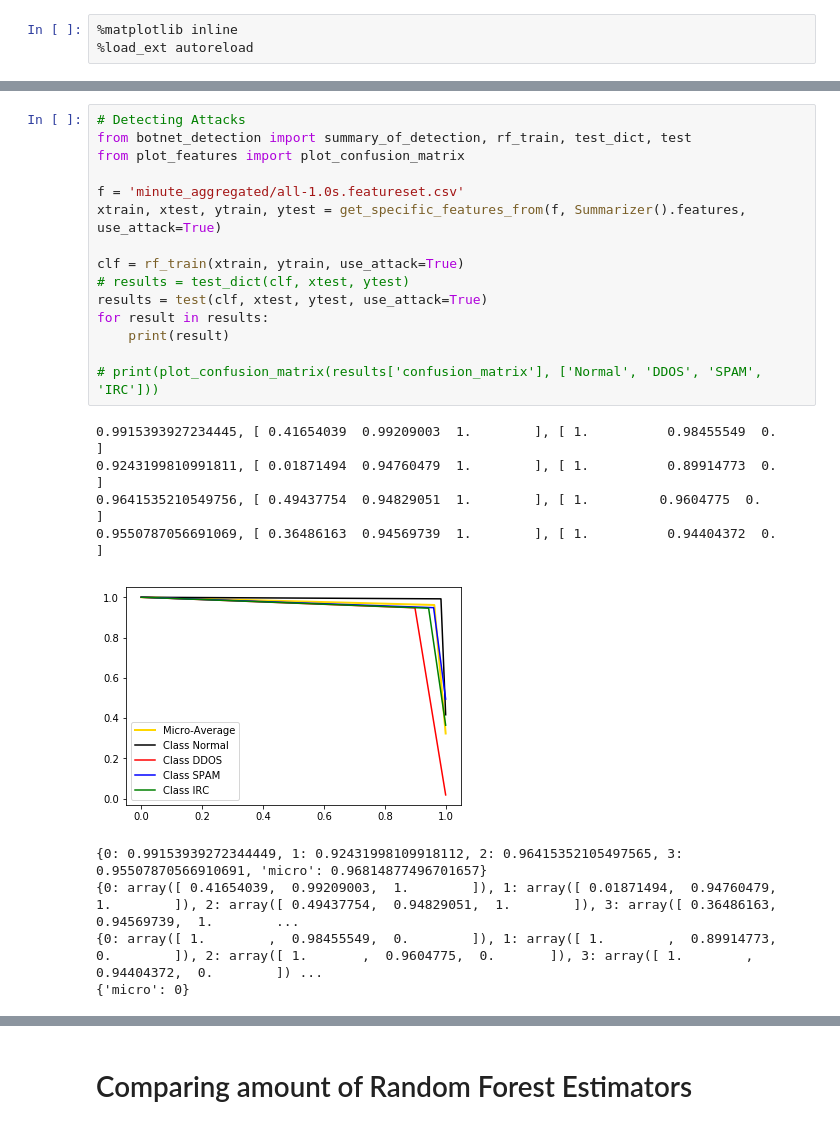
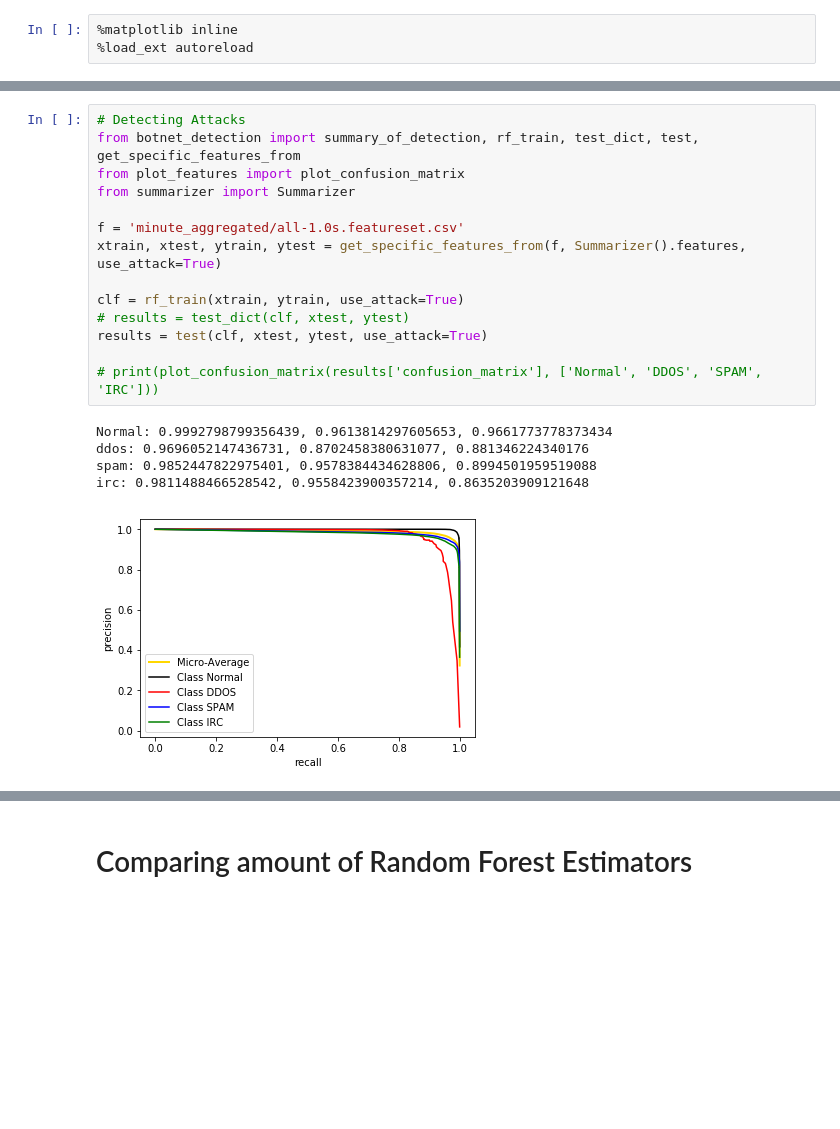
Before and after one commit to SpokenBanana/lambda-code, a Jupyter notebook: ddos-detection/Detecting Attacks.ipynb, the cells around one changed output, grey strips where cells are left out. Cells and saved outputs as stored; diff of their text form; blank space fills up the shorter version.

```diff
--- a/ddos-detection/Detecting Attacks.ipynb
+++ b/ddos-detection/Detecting Attacks.ipynb
@@ -35,26 +32,21 @@ Accuracy: 0.9104, Recall: 0.7858, Precision: 0.4938, f1_score: 0.6064
 [figure]
 # %%
 # Detecting Attacks
-from botnet_detection import summary_of_detection, rf_train, test_dict, test
+from botnet_detection import summary_of_detection, rf_train, test_dict, test, get_specific_features_from
 from plot_features import plot_confusion_matrix
+from summarizer import Summarizer
 
 f = 'minute_aggregated/all-1.0s.featureset.csv'
 xtrain, xtest, ytrain, ytest = get_specific_features_from(f, Summarizer().features, use_attack=True)
 
 clf = rf_train(xtrain, ytrain, use_attack=True)
 # results = test_dict(clf, xtest, ytest)
 results = test(clf, xtest, ytest, use_attack=True)
-for result in results:
-    print(result)
 
 # print(plot_confusion_matrix(results['confusion_matrix'], ['Normal', 'DDOS', 'SPAM', 'IRC']))
 # %% [output]
-0.9915393927234445, [ 0.41654039  0.99209003  1.        ], [ 1.          0.98455549  0.        ]
-0.9243199810991811, [ 0.01871494  0.94760479  1.        ], [ 1.          0.89914773  0.        ]
-0.9641535210549756, [ 0.49437754  0.94829051  1.        ], [ 1.         0.9604775  0.       ]
-0.9550787056691069, [ 0.36486163  0.94569739  1.        ], [ 1.          0.94404372  0.        ]
+Normal: 0.9992798799356439, 0.9613814297605653, 0.9661773778373434
+ddos: 0.9696052147436731, 0.8702458380631077, 0.881346224340176
+spam: 0.9852447822975401, 0.9578384434628806, 0.8994501959519088
+irc: 0.9811488466528542, 0.9558423900357214, 0.8635203909121648
-[figure, old version]
+[figure, new version]
-{0: 0.99153939272344449, 1: 0.92431998109918112, 2: 0.96415352105497565, 3: 0.95507870566910691, 'micro': 0.96814877496701657}
-{0: array([ 0.41654039,  0.99209003,  1.        ]), 1: array([ 0.01871494,  0.94760479,  1.        ]), 2: array([ 0.49437754,  0.94829051,  1.        ]), 3: array([ 0.36486163,  0.94569739,  1.        ...
-{0: array([ 1.        ,  0.98455549,  0.        ]), 1: array([ 1.        ,  0.89914773,  0.        ]), 2: array([ 1.       ,  0.9604775,  0.       ]), 3: array([ 1.        ,  0.94404372,  0.        ]) ...
-{'micro': 0}
```
Also changed, not shown: parts of 5 cells of this notebook.
